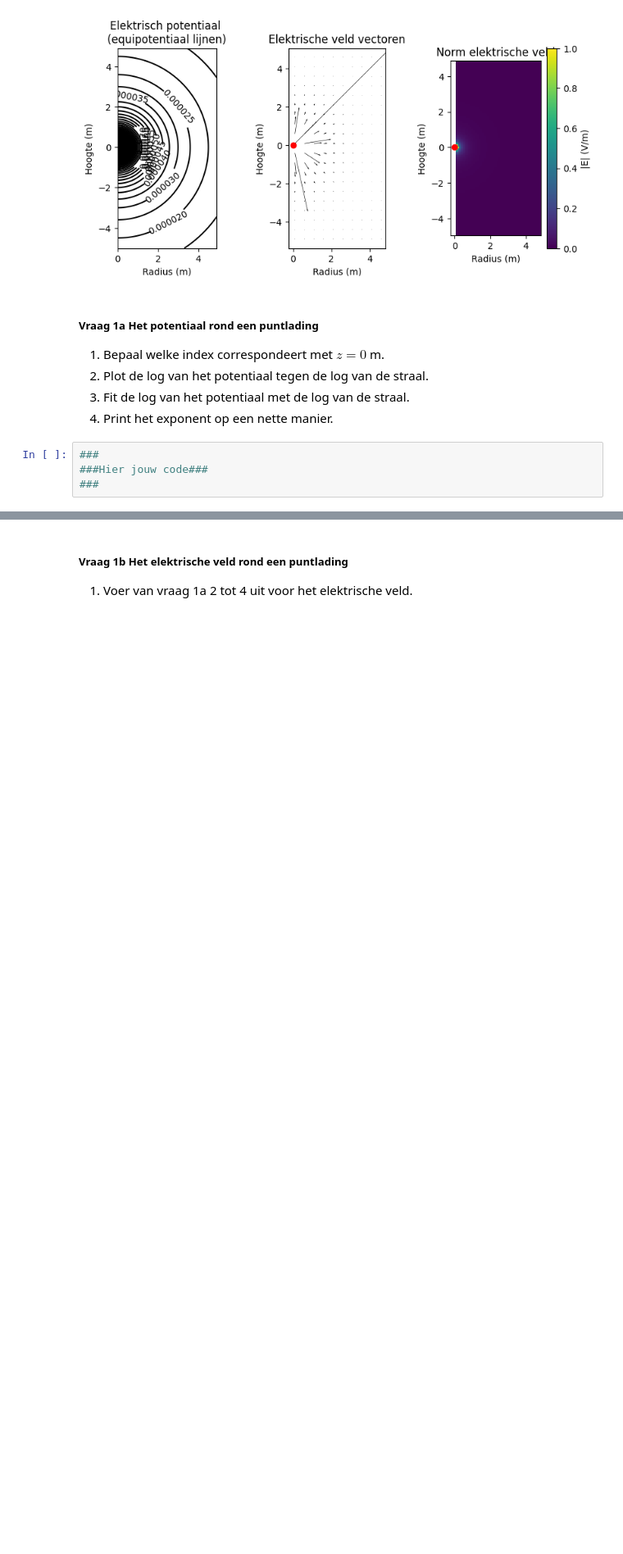
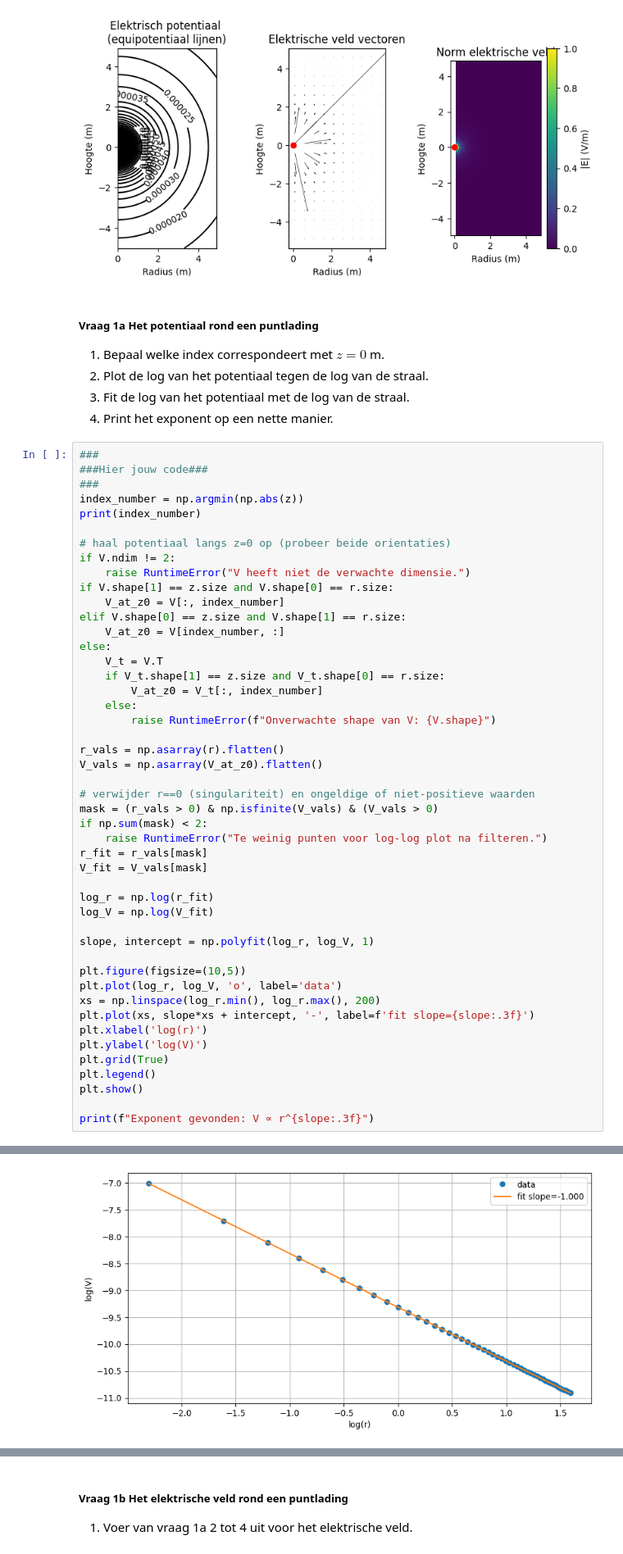
Before and after one commit to lwilt-dot/opdrachten-DEF-D, a Jupyter notebook: DigitaleOntwerpopdrachten/1CondensatorOpdracht/CondensatorOntwerpopdracht.ipynb, the cells around one changed output, grey strips where cells are left out. Shown at 82% size. Drawn from its saved outputs; the diff is of its cells as text; blank space fills up the shorter version.

```diff
--- a/DigitaleOntwerpopdrachten/1CondensatorOpdracht/CondensatorOntwerpopdracht.ipynb
+++ b/DigitaleOntwerpopdrachten/1CondensatorOpdracht/CondensatorOntwerpopdracht.ipynb
@@ -90,3 +90,47 @@ plot_results_pt_charge_at_origin(Ez, Er, normE, V, r, z, grid_step)
 ###
 ###Hier jouw code###
 ###
+index_number = np.argmin(np.abs(z))
+print(index_number)
+
+# haal potentiaal langs z=0 op (probeer beide orientaties)
+if V.ndim != 2:
+    raise RuntimeError("V heeft niet de verwachte dimensie.")
+if V.shape[1] == z.size and V.shape[0] == r.size:
+    V_at_z0 = V[:, index_number]
+elif V.shape[0] == z.size and V.shape[1] == r.size:
+    V_at_z0 = V[index_number, :]
+else:
+    V_t = V.T
+    if V_t.shape[1] == z.size and V_t.shape[0] == r.size:
+        V_at_z0 = V_t[:, index_number]
+    else:
+        raise RuntimeError(f"Onverwachte shape van V: {V.shape}")
+
+r_vals = np.asarray(r).flatten()
+V_vals = np.asarray(V_at_z0).flatten()
+
+# verwijder r==0 (singulariteit) en ongeldige of niet-positieve waarden
+mask = (r_vals > 0) & np.isfinite(V_vals) & (V_vals > 0)
+if np.sum(mask) < 2:
+    raise RuntimeError("Te weinig punten voor log-log plot na filteren.")
+r_fit = r_vals[mask]
+V_fit = V_vals[mask]
+
+log_r = np.log(r_fit)
+log_V = np.log(V_fit)
+
+slope, intercept = np.polyfit(log_r, log_V, 1)
+
+plt.figure(figsize=(10,5))
+plt.plot(log_r, log_V, 'o', label='data')
+xs = np.linspace(log_r.min(), log_r.max(), 200)
+plt.plot(xs, slope*xs + intercept, '-', label=f'fit slope={slope:.3f}')
+plt.xlabel('log(r)')
+plt.ylabel('log(V)')
+plt.grid(True)
+plt.legend()
+plt.show()
+
+print(f"Exponent gevonden: V ∝ r^{slope:.3f}")
+# %% [output]
@@ -92,0 +138 @@ plot_results_pt_charge_at_origin(Ez, Er, normE, V, r, z, grid_step)
+[figure, added]
```
Also changed, not shown: parts of 5 cells of this notebook.
